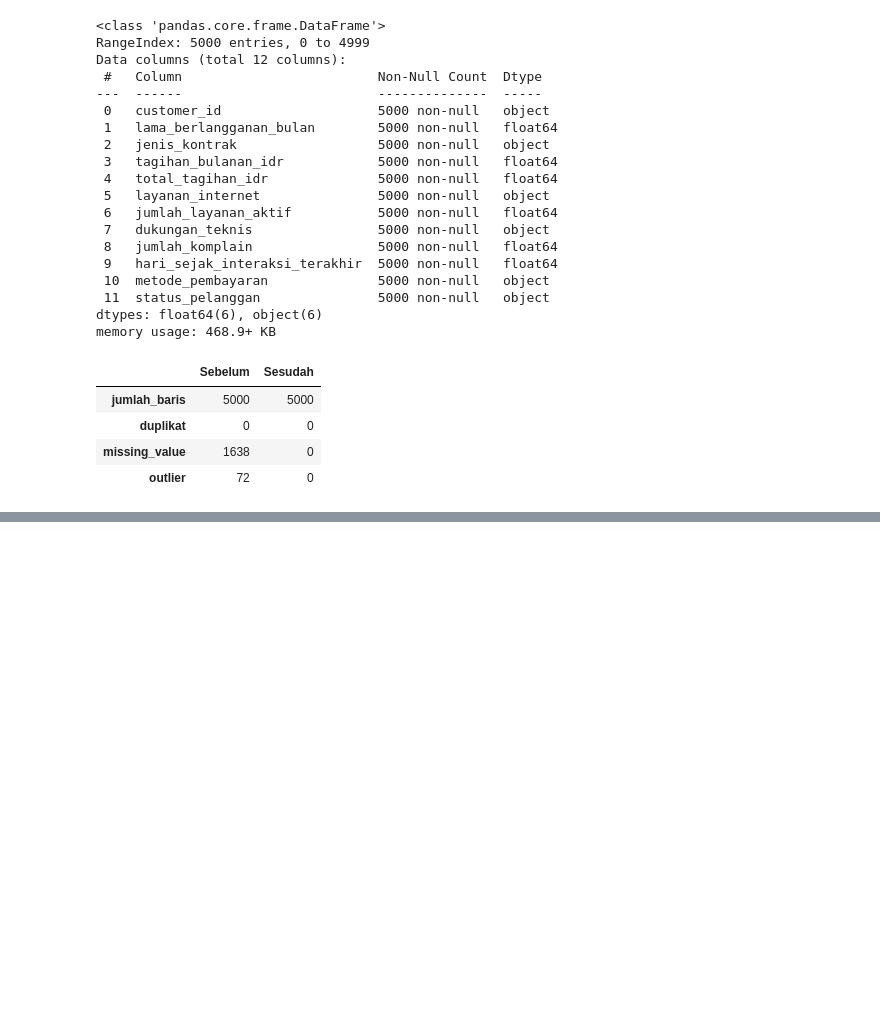
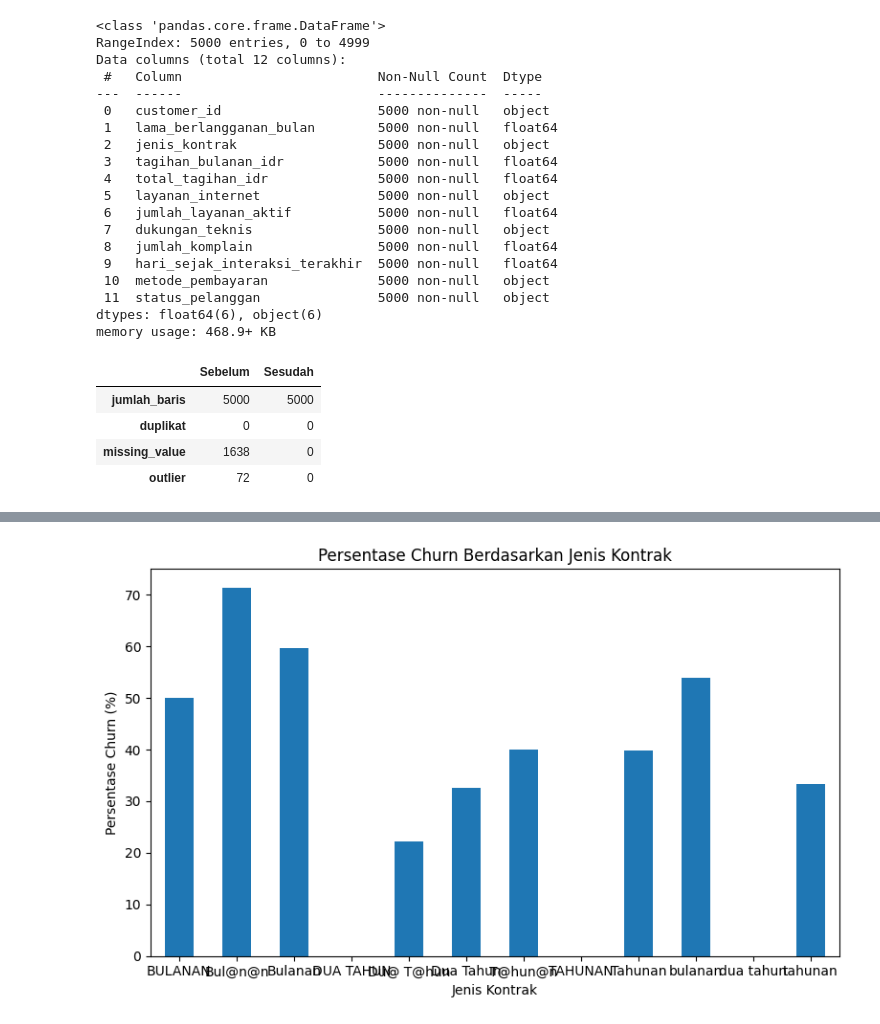
Before and after one commit to IpanTEKNIKINFORMATIKA/Latihan-Mobile, a Jupyter notebook: Hands_On_3.ipynb, the cells around one changed output, grey strips where cells are left out. Saved outputs shown, nothing was run; the diff lists cells and outputs as text; code cells hidden in the pictures; blank space fills up the shorter version.

```diff
--- a/Hands_On_3.ipynb
+++ b/Hands_On_3.ipynb
@@ -275,0 +355,11 @@ display(laporan)
+# %%
+persentase_churn_kontrak = (
+    df.assign(
+        churn=(df["status_pelanggan"] == "Churn")
+    )
+    .groupby("jenis_kontrak")["churn"]
+    .mean() * 100
+).round(2)
+
+print("Persentase churn berdasarkan jenis kontrak:")
+display(persentase_churn_kontrak)
@@ -275,0 +491,16 @@ display(laporan)
+# %%
+# Grafik persentase churn berdasarkan jenis kontrak
+plt.figure(figsize=(8, 5))
+
+persentase_churn_kontrak.plot(
+    kind="bar",
+    rot=0
+)
+
+plt.title("Persentase Churn Berdasarkan Jenis Kontrak")
+plt.xlabel("Jenis Kontrak")
+plt.ylabel("Persentase Churn (%)")
+plt.tight_layout()
+plt.show()
+# %% [output]
+[figure, added]
```
Also changed, not shown: parts of 16 cells of this notebook.
